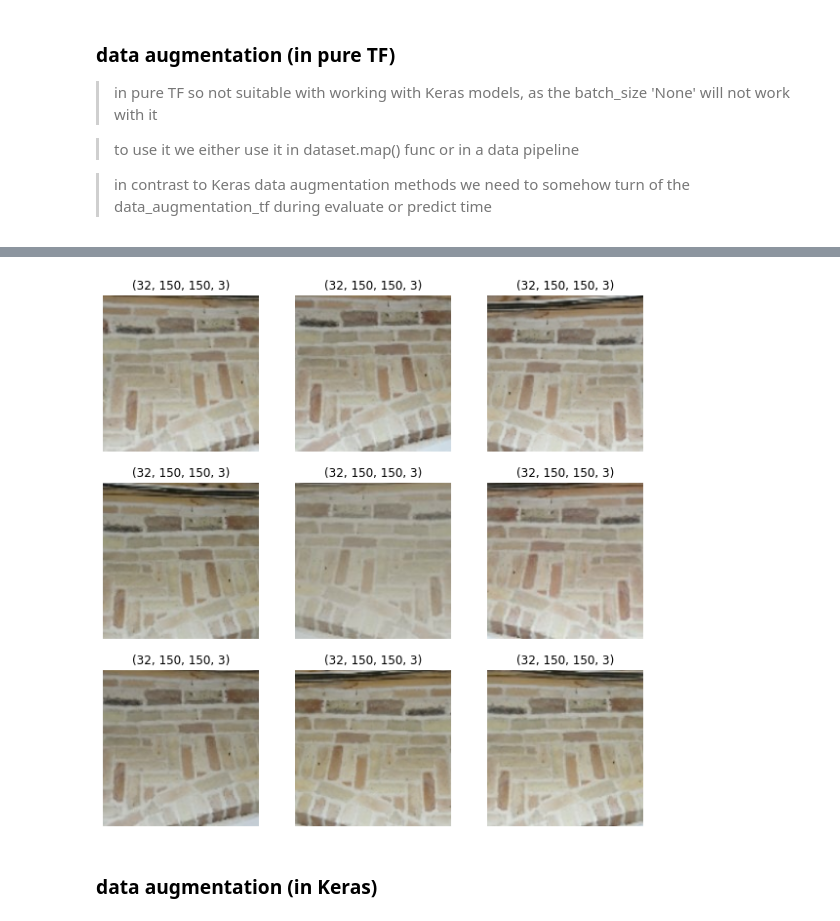
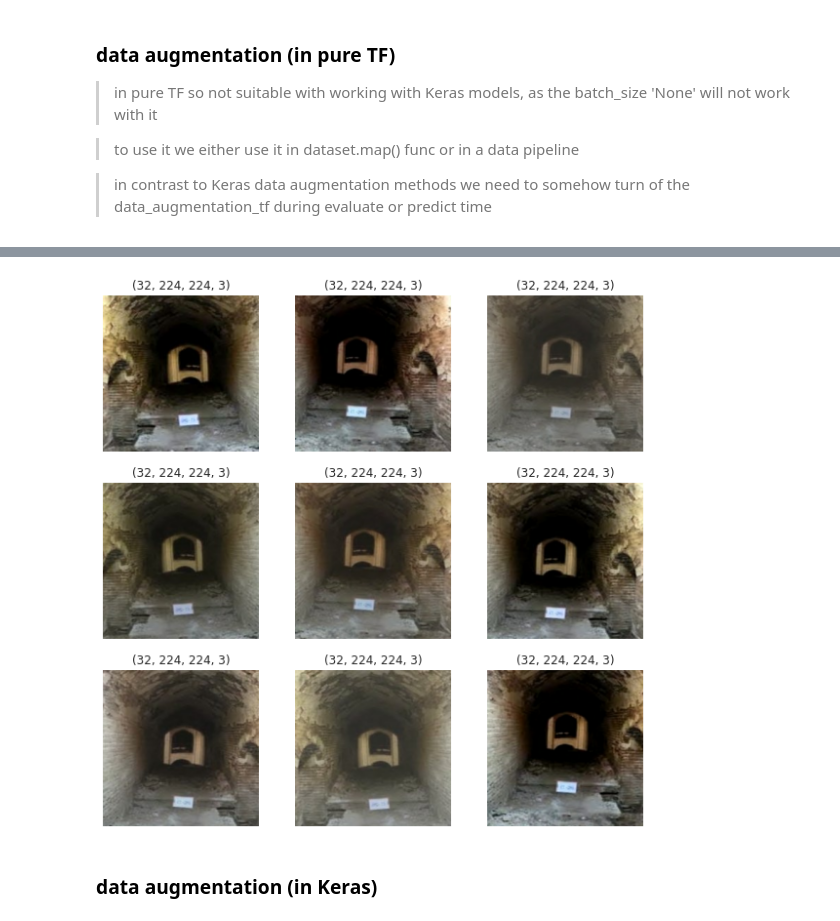
Before and after one commit to tekboart/CHB-image_classification_GradCam, a Jupyter notebook: 1. Image Classification/image_classification.ipynb, the cells around one changed output, grey strips where cells are left out. Cells and saved outputs as stored; diff of their text form; code cells hidden in the pictures.

```diff
--- a/1. Image Classification/image_classification.ipynb
+++ b/1. Image Classification/image_classification.ipynb
@@ -8,6 +8,7 @@ import tensorflow.keras.metrics as tfm
 import tensorflow_addons as tfa
 
 import numpy as np
+import pandas as pd
 
 import sklearn
 from sklearn.metrics import confusion_matrix
@@ -17,6 +18,8 @@ from sklearn.preprocessing import StandardScaler
 import matplotlib as mpl
 import matplotlib.pyplot as plt
 import seaborn as sns
+sns.set_theme()
+# sns.set_theme(style="whitegrid")
 
 import h5py
 from PIL import Image
@@ -202,12 +205,12 @@ batch_size = 32
 
 # define the image size (after resizing)
 # input_shape = (64, 64, 3)
-input_shape = (150, 150, 3)
-# input_shape = (250, 250, 3)
+# input_shape = (150, 150, 3)
+input_shape = (224, 224, 3)  # for MobileNet_v2 pretrained on ImageNet
 
 print('\033[92m creating train set \033[0m'.center(79, '-'))
 # must use the same seed for train, val, test sets, otherwise they might overlap (as the process becomes random)
-train_ds_orig = tf.keras.utils.image_dataset_from_directory(
+train_ds_temp = tf.keras.utils.image_dataset_from_directory(
     directory=data_dir,
     label_mode='int',
     class_names=['NO restoration', 'YES restoration'],
@@ -220,7 +223,7 @@ train_ds_orig = tf.keras.utils.image_dataset_from_directory(
     batch_size=batch_size)  # default 32
 
 print('\033[91m creating val set \033[0m'.center(79, '-'))
-val_ds_orig = tf.keras.utils.image_dataset_from_directory(
+val_ds_temp = tf.keras.utils.image_dataset_from_directory(
     directory=data_dir,
     label_mode='int',
     class_names=['NO restoration', 'YES restoration'],
@@ -367,10 +460,12 @@ max: 1.0, min: 0.0
 ### Configure the dataset for performance
 > now after this step your datasets are ready to be used in a Keras model
 # %%
+# Use buffered prefetching to load images from disk without having I/O become blocking
 AUTOTUNE = tf.data.AUTOTUNE
 
-train_ds = train_ds_norm.cache().shuffle(1000).prefetch(buffer_size=AUTOTUNE)
-val_ds = val_ds_norm.cache().prefetch(buffer_size=AUTOTUNE)
+train_ds = train_ds_orig.cache().prefetch(buffer_size=AUTOTUNE)
+val_ds = val_ds_orig.cache().prefetch(buffer_size=AUTOTUNE)
+test_ds = test_ds_orig.cache().prefetch(buffer_size=AUTOTUNE)
 # %% [markdown]
 ## data augmentation
 # %% [markdown]
@@ -381,13 +476,16 @@ val_ds = val_ds_norm.cache().prefetch(buffer_size=AUTOTUNE)
 
 > in contrast to Keras data augmentation methods we need to somehow turn of the data_augmentation_tf during evaluate or predict time
 # %%
-# method 2: using a func (inside can use both TF_funcs & keras_layers)
+# method 1: using a func (inside can use both TF_funcs & keras_layers)
 def data_augmentation_tf(img):
   '''
+  tekboart's custome img augmentation pipline
+
   args:
     img: An image as a rank-4 tensor (NHWC)
     input_shape: a tuple (H, W, C)
     batch_size: the number of images in each batch
+
   returns:
     x: an augmented image tensor (with the same shape as input img)
   '''
@@ -397,11 +495,11 @@ def data_augmentation_tf(img):
   x = tf.image.random_brightness(x, max_delta=.05)
   x = tf.image.random_contrast(x, lower=.6, upper=1.2)
   x = tf.image.random_saturation(x, 0.75, 1.1)
-  x = tf.image.random_hue(x, 0.02)
+  x = tf.image.random_hue(x, 0.03)
 
   # step 2: flip, crop, resize, center, change quality of the img
-  # x = tf.image.flip_left_right(x)  # don't know why the tf.image ver doesn't work
-  x = tfl.RandomFlip("horizontal")(x)
+  x = tf.image.random_flip_left_right(x)
+  # x = tfl.RandomRotation(0.02)(x)
 
   input_shape = img.shape
   crop_ratio = 0.9  # means keep 90% of the img (or crop 10% of img)
@@ -420,7 +518,7 @@ def data_augmentation_tf(img):
     x = tf.image.resize(x, ((H+2*num_cropped_pixels_H), (W+2*num_cropped_pixels_W)))
     x = x[num_cropped_pixels_H:-num_cropped_pixels_H, num_cropped_pixels_W:-num_cropped_pixels_W, :]
     # Randomly change jpeg encoding quality for inducing jpeg noise.
-    x = tf.image.random_jpeg_quality(x, 75, 95)
+    x = tf.image.random_jpeg_quality(x, 80, 100)
   elif len(input_shape) == 4:
     N = input_shape[0]
     H = input_shape[1]
@@ -447,12 +545,13 @@ def data_augmentation_tf(img):
 
 grace_hopper = tf.keras.utils.get_file('image.jpg','https://storage.googleapis.com/download.tensorflow.org/example_images/grace_hopper.jpg')
 grace_hopper = np.array(Image.open(grace_hopper).resize((input_shape[0], input_shape[1]))).astype(np.float32)/255.
-images = np.expand_dims(grace_hopper, axis=0)
+image = np.expand_dims(grace_hopper, axis=0)
 # plt.imshow(image[0])
 
-images = next(iter(train_ds))[0]
-
-# plt.imshow(tfl.RandomFlip('horizontal')(image)[0])
+# if images are [0..1] (normalized)
+# images = next(iter(train_ds))[0]
+# if images are [0..255]
+images = next(iter(train_ds))[0]/255.
 
 plt.figure(figsize=(10, 10))
 for i in range(9):
@@ -465,3 +565,3 @@ for i in range(9):
-[figure, old version]
+[figure, new version]
 # %% [markdown]
 ### data augmentation (in Keras)
```
Also changed, not shown: parts of 68 cells of this notebook.
